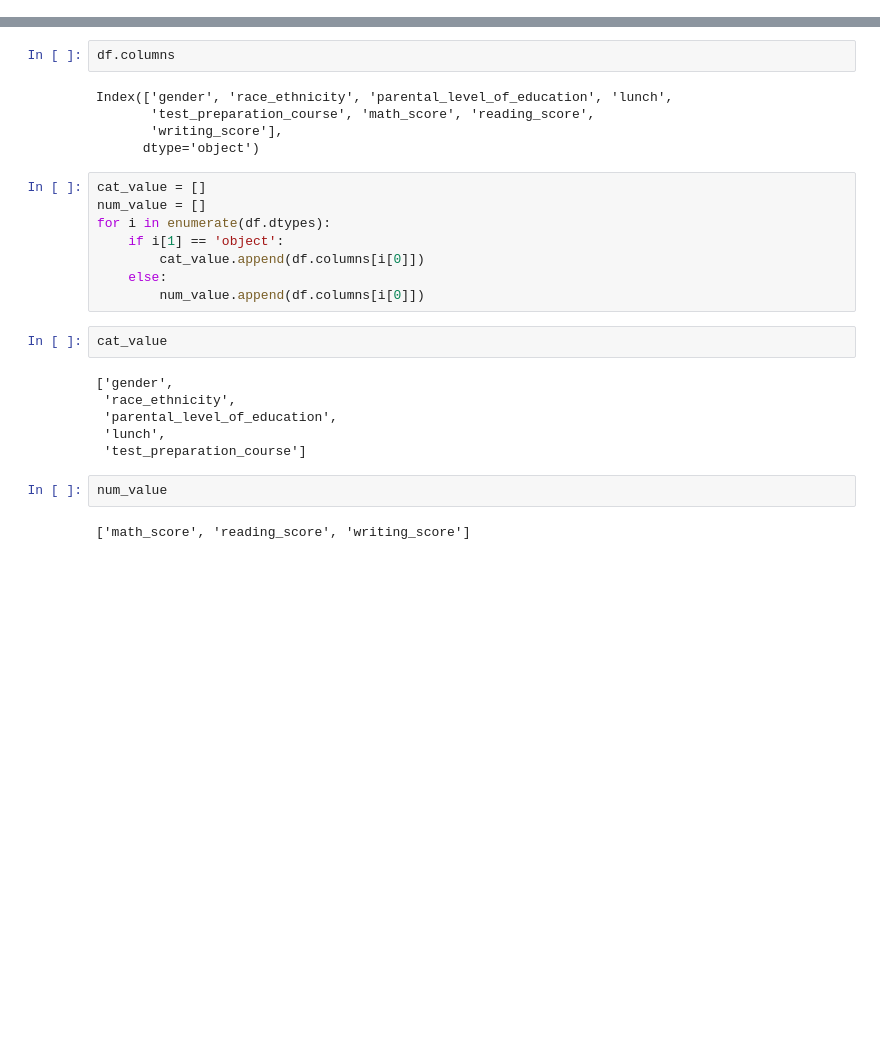
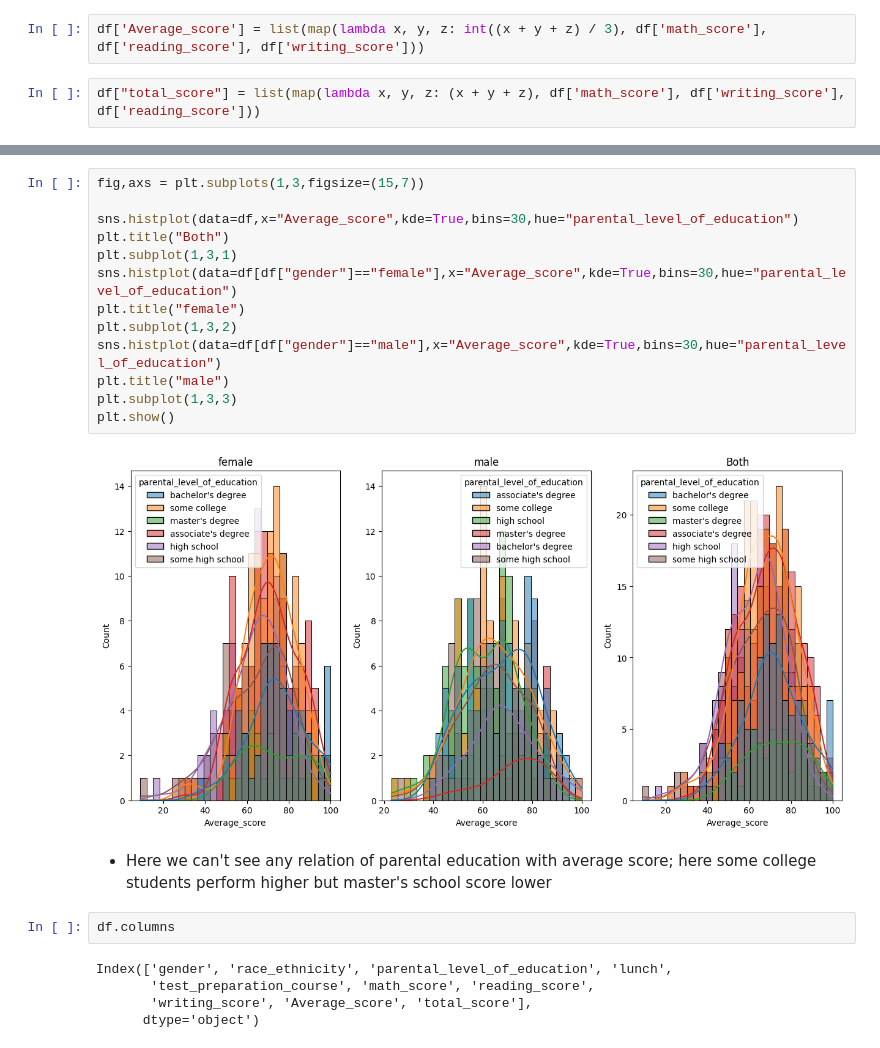
Before and after one commit to Anshumanjain5/MlProject, a Jupyter notebook: notebook/EDA.ipynb, the cells around one changed output, grey strips where cells are left out. Cells and saved outputs as stored; diff of their text form; blank space fills up the shorter version.

```diff
--- a/notebook/EDA.ipynb
+++ b/notebook/EDA.ipynb
@@ -12,0 +66,4 @@ df.head()
+# %%
+df['Average_score'] = list(map(lambda x, y, z: int((x + y + z) / 3), df['math_score'], df['reading_score'], df['writing_score']))
+# %%
+df["total_score"] = list(map(lambda x, y, z: (x + y + z), df['math_score'], df['writing_score'], df['reading_score']))
@@ -13,27 +179,24 @@ df.head()
+# %%
+fig,axs = plt.subplots(1,3,figsize=(15,7))
+
+sns.histplot(data=df,x="Average_score",kde=True,bins=30,hue="parental_level_of_education")
+plt.title("Both")
+plt.subplot(1,3,1)
+sns.histplot(data=df[df["gender"]=="female"],x="Average_score",kde=True,bins=30,hue="parental_level_of_education")
+plt.title("female")
+plt.subplot(1,3,2)
+sns.histplot(data=df[df["gender"]=="male"],x="Average_score",kde=True,bins=30,hue="parental_level_of_education")
+plt.title("male")
+plt.subplot(1,3,3)
+plt.show()
+# %% [output]
+[figure, added]
+# %% [markdown]
+- Here we can't see any relation of parental education with average score; here some college students perform higher but master's school score lower
 # %%
 df.columns
 # %% [output]
 Index(['gender', 'race_ethnicity', 'parental_level_of_education', 'lunch',
        'test_preparation_course', 'math_score', 'reading_score',
-       'writing_score'],
+       'writing_score', 'Average_score', 'total_score'],
       dtype='object')
-# %%
-cat_value = []
-num_value = []
-for i in enumerate(df.dtypes):
-    if i[1] == 'object':
-        cat_value.append(df.columns[i[0]])
-    else:
-        num_value.append(df.columns[i[0]])
-# %%
-cat_value
-# %% [output]
-['gender',
- 'race_ethnicity',
- 'parental_level_of_education',
- 'lunch',
- 'test_preparation_course']
-# %%
-num_value
-# %% [output]
-['math_score', 'reading_score', 'writing_score']
```
Also changed, not shown: parts of 36 cells of this notebook, 1 other file.
